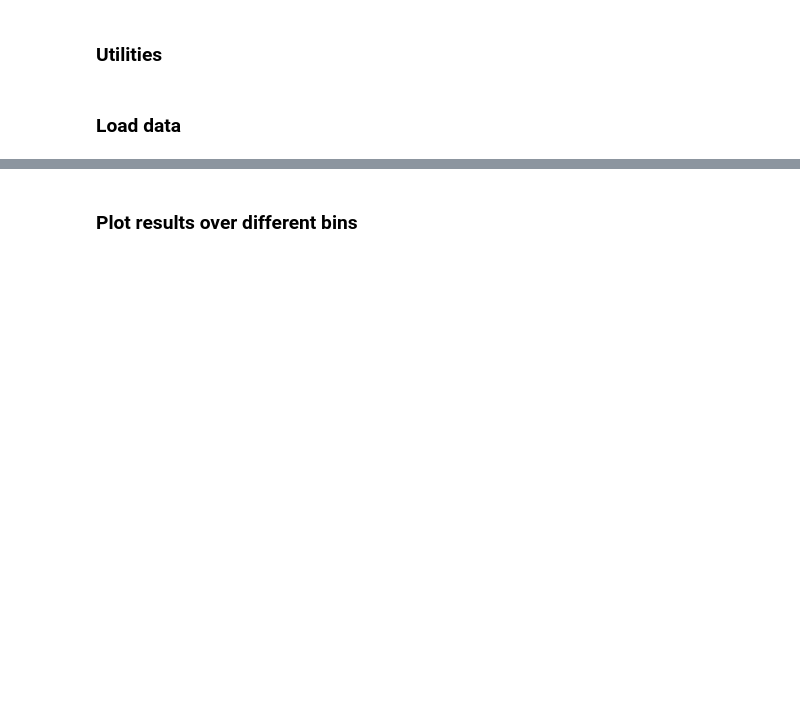
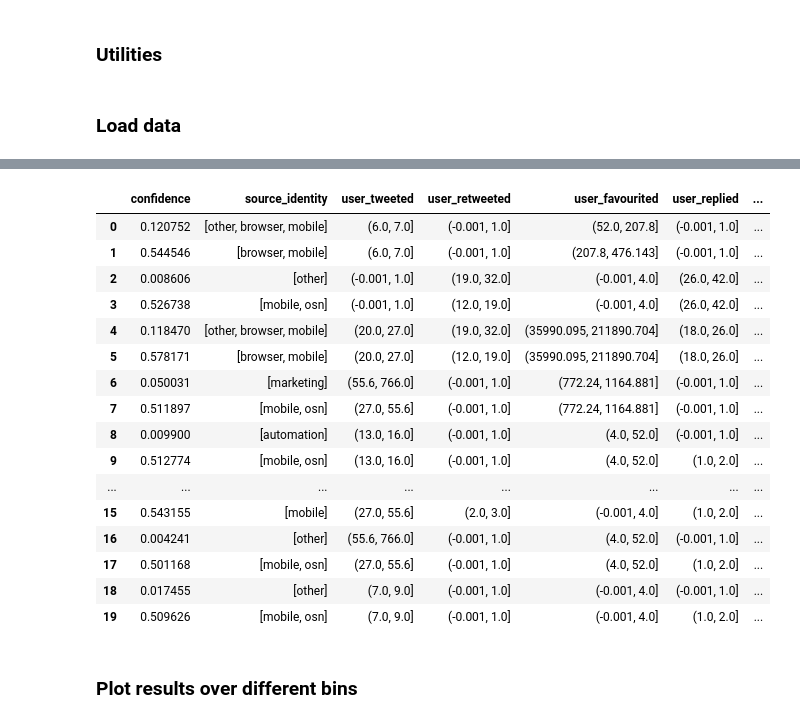
Before and after one commit to spring-epfl/trickster, a Jupyter notebook: notebooks/bots_experiment.ipynb, the cells around one changed output, grey strips where cells are left out. Cells and saved outputs as stored; diff of their text form; code cells hidden in the pictures; blank space fills up the shorter version.

Commit message:
Add table with adversarial examples

```diff
--- a/notebooks/bots_experiment.ipynb
+++ b/notebooks/bots_experiment.ipynb
@@ -66,3 +66,15 @@ def get_path_cost_increase(ast_results, bfs_results):
 
     increase = (ast_path_cost_sorted / bfs_path_cost_sorted)
     return increase, ast_path_cost_sorted, bfs_path_cost_sorted
+# %%
+def get_feature_names(quantized_features):
+    feature_names = ['source_identity']
+    for x in quantized_features:
+        split = x.split('_')
+        if 'source' in split:
+            continue
+        else:
+            feat = '_'.join(split[:-1])
+            if feat not in feature_names:
+                feature_names.append(feat)
+    return feature_names
@@ -69,5 +99,5 @@ def get_path_cost_increase(ast_results, bfs_results):
 # %% [markdown]
 ### Load data
 # %%
-# Load results from running adversarial search on credit dataset.
-results = load_results('../out/bots_1k_1.pickle')
+# Load results from running adversarial search on bot dataset.
+results = load_results('../out/bots_1k.pickle')
@@ -74,3 +106,71 @@ results = load_results('../out/bots_1k_1.pickle')
+# %%
+search_results = results[0]['search_results']
+features = results[0]['features']
+
+feature_names = get_feature_names(features)
+changed_features = set()
+
+df = pd.DataFrame(columns=['confidence'] + feature_names)
+
+for i, row in search_results.iterrows():
+
+    # Find which features are set.
+    original = row['x_features'].astype(bool)
+    adversarial = row['x_adv_features'].astype(bool)
+
+    # Get a dictionary of features (keys) and values.
+    orig_feat_vals = get_feature_value_pairs(features[original])
+    adv_feat_vals = get_feature_value_pairs(features[adversarial])
+
+    # The code below checks if there are at least 2 changed features.
+    changed = 0
+    temp_changed_features = set()
+
+    for k in orig_feat_vals.keys():
+        if orig_feat_vals[k] != adv_feat_vals[k]:
+            changed += 1
+            temp_changed_features.add(k)
+
+    if changed < 2:
+        continue
+
+    # Add the confidence scores to ease append to the dataframe.
+    orig_feat_vals['confidence'] = row['init_confidence']
+    adv_feat_vals['confidence'] = row['adv_confidence']
+
+    # Keep track of changed features.
+    changed_features = changed_features.union(temp_changed_features)
+
+    # Append to the dataframe.
+    df = df.append(orig_feat_vals, ignore_index=True)
+    df = df.append(adv_feat_vals, ignore_index=True)
+
+# Drop unchanged features.
+unchanged_features = set(feature_names) - changed_features
+df = df.drop(columns=unchanged_features)
+
+# Convert to latex.
+res = df.to_latex(index=False)
+# print(res)
+df
+# %% [output]
+|  | confidence | source_identity | user_tweeted | user_retweeted | user_favourited | user_replied | ... |
+| 0 | 0.120752 | [other, browser, mobile] | (6.0, 7.0] | (-0.001, 1.0] | (52.0, 207.8] | (-0.001, 1.0] | ... |
+| 1 | 0.544546 | [browser, mobile] | (6.0, 7.0] | (-0.001, 1.0] | (207.8, 476.143] | (-0.001, 1.0] | ... |
+| 2 | 0.008606 | [other] | (-0.001, 1.0] | (19.0, 32.0] | (-0.001, 4.0] | (26.0, 42.0] | ... |
+| 3 | 0.526738 | [mobile, osn] | (-0.001, 1.0] | (12.0, 19.0] | (-0.001, 4.0] | (26.0, 42.0] | ... |
+| 4 | 0.118470 | [other, browser, mobile] | (20.0, 27.0] | (19.0, 32.0] | (35990.095, 211890.704] | (18.0, 26.0] | ... |
+| 5 | 0.578171 | [browser, mobile] | (20.0, 27.0] | (12.0, 19.0] | (35990.095, 211890.704] | (18.0, 26.0] | ... |
+| 6 | 0.050031 | [marketing] | (55.6, 766.0] | (-0.001, 1.0] | (772.24, 1164.881] | (-0.001, 1.0] | ... |
+| 7 | 0.511897 | [mobile, osn] | (27.0, 55.6] | (-0.001, 1.0] | (772.24, 1164.881] | (-0.001, 1.0] | ... |
+| 8 | 0.009900 | [automation] | (13.0, 16.0] | (-0.001, 1.0] | (4.0, 52.0] | (-0.001, 1.0] | ... |
+| 9 | 0.512774 | [mobile, osn] | (13.0, 16.0] | (-0.001, 1.0] | (4.0, 52.0] | (1.0, 2.0] | ... |
+| ... | ... | ... | ... | ... | ... | ... | ... |
+| 15 | 0.543155 | [mobile] | (27.0, 55.6] | (2.0, 3.0] | (-0.001, 4.0] | (1.0, 2.0] | ... |
+| 16 | 0.004241 | [other] | (55.6, 766.0] | (-0.001, 1.0] | (4.0, 52.0] | (-0.001, 1.0] | ... |
+| 17 | 0.501168 | [mobile, osn] | (27.0, 55.6] | (-0.001, 1.0] | (4.0, 52.0] | (1.0, 2.0] | ... |
+| 18 | 0.017455 | [other] | (7.0, 9.0] | (-0.001, 1.0] | (-0.001, 4.0] | (-0.001, 1.0] | ... |
+| 19 | 0.509626 | [mobile, osn] | (7.0, 9.0] | (-0.001, 1.0] | (-0.001, 4.0] | (1.0, 2.0] | ... |
 # %% [markdown]
 ### Plot results over different bins
 # %%
```
Also changed, not shown: parts of 2 cells of this notebook.
